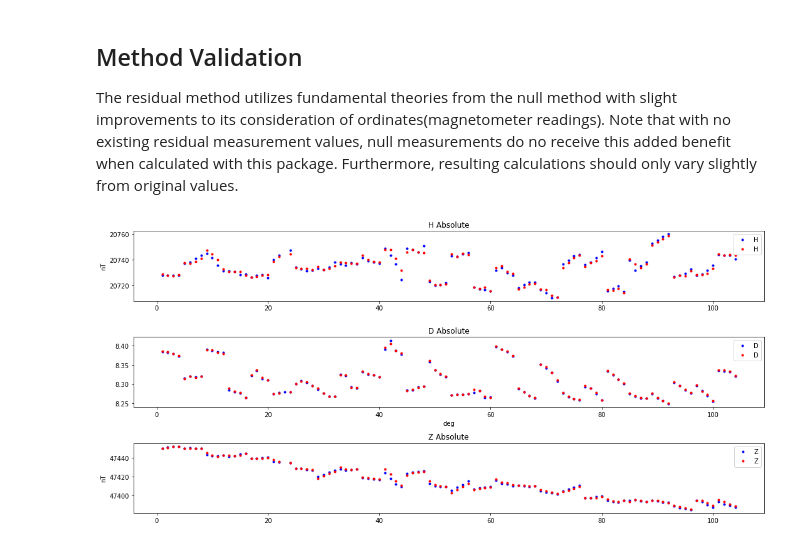
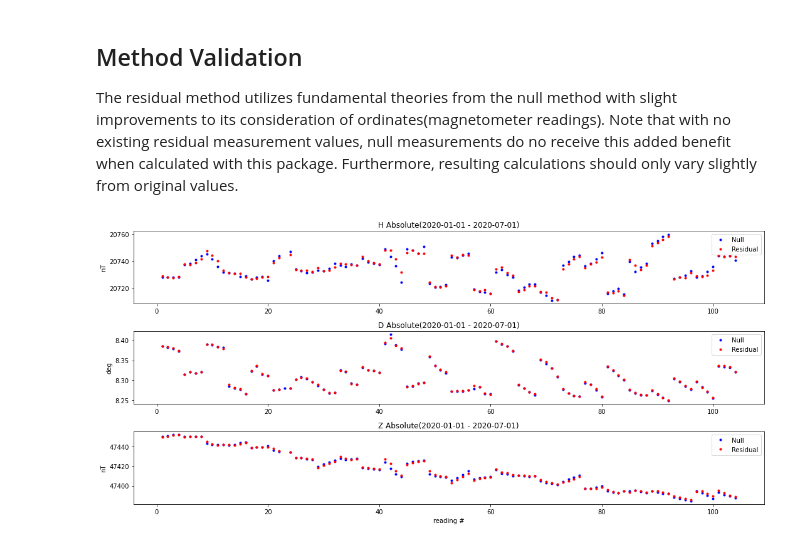
Before and after one commit to sthagen/usgs-geomag-algorithms, a Jupyter notebook: docs/residual/Residual Validation.ipynb, the cells around one changed output. Saved outputs shown, nothing was run; the diff lists cells and outputs as text; code cells hidden in the pictures.

Commit message:
Change end date for plot titles

```diff
--- a/docs/residual/Residual Validation.ipynb
+++ b/docs/residual/Residual Validation.ipynb
@@ -206,36 +206,37 @@ Z_o_baseline = np.array(Z_o_baseline)
 # %%
 t = np.arange(1,len(readings)+1)
 
 plt.figure(figsize=(15,7))
 
 plt.subplot(3,1,1)
-plt.plot(t, H_o_abs, 'b.', label="H")
-plt.plot(t, H_c_abs, 'r.', label="H")
+plt.plot(t, H_o_abs, 'b.', label="Null")
+plt.plot(t, H_c_abs, 'r.', label="Residual")
 plt.legend()
 plt.ylabel('nT')
-plt.title("H Absolute")
+plt.title("H Absolute(2020-01-01 - 2020-07-01)")
 
 plt.subplot(3,1,2)
-plt.plot(t, D_o_abs, 'b.', label="D")
-plt.plot(t, D_c_abs, 'r.', label="D")
+plt.plot(t, D_o_abs, 'b.', label="Null")
+plt.plot(t, D_c_abs, 'r.', label="Residual")
 plt.legend()
-plt.xlabel("deg")
-plt.title("D Absolute")
+plt.ylabel("deg")
+plt.title("D Absolute(2020-01-01 - 2020-07-01)")
 
 plt.subplot(3,1,3)
-plt.plot(t, Z_o_abs, 'b.', label="Z")
-plt.plot(t, Z_c_abs, 'r.', label="Z")
+plt.plot(t, Z_o_abs, 'b.', label="Null")
+plt.plot(t, Z_c_abs, 'r.', label="Residual")
 plt.legend()
 plt.ylabel('nT')
-plt.title("Z Absolute")
+plt.xlabel('reading #')
+plt.title("Z Absolute(2020-01-01 - 2020-07-01)")
 
 plt.tight_layout()
 
 plt.savefig("../images/absolute_validation.png")
 
 plt.show()
 # %% [output]
-[figure, old version]
+[figure, new version]
 # %%
 plt.figure(figsize=(15,7))
 
```
Also changed, not shown: parts of 1 cell of this notebook, 2 other files.
